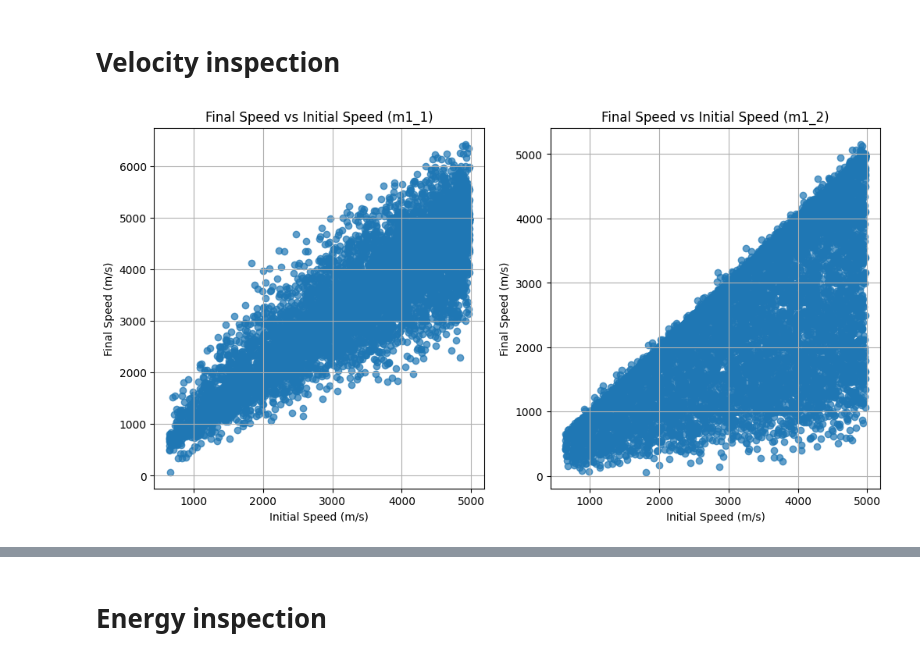
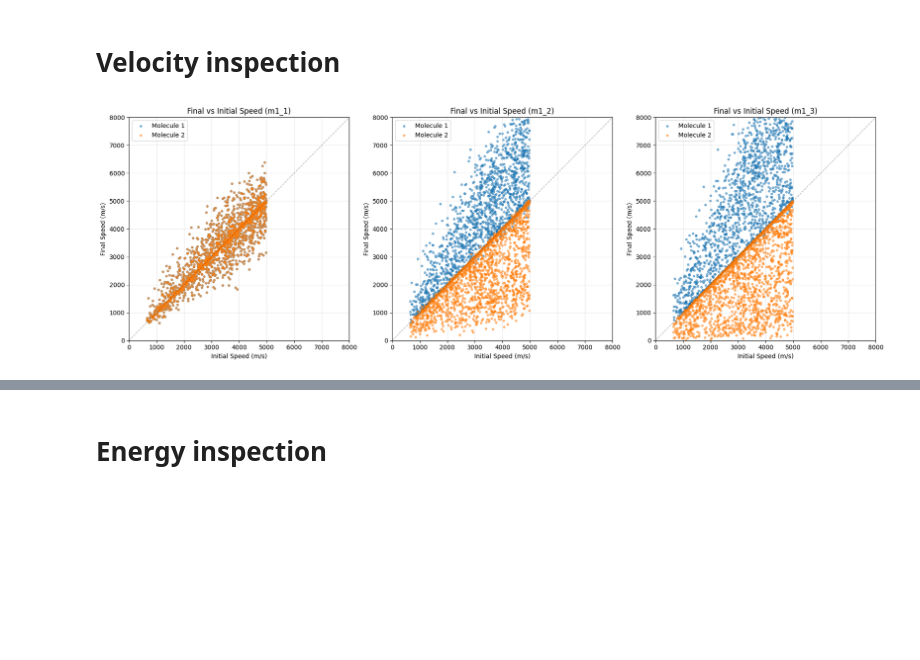
Before and after one commit to TijnZeelenberg/scatteringkernels, a Jupyter notebook: data_analysis.ipynb, the cells around one changed output, grey strips where cells are left out. Saved outputs shown, nothing was run; the diff lists cells and outputs as text; code cells hidden in the pictures; blank space fills up the shorter version.

Commit message:
Complete preliminary data exploration

```diff
--- a/data_analysis.ipynb
+++ b/data_analysis.ipynb
@@ -28,28 +12,40 @@ There are 7 columns containing the following:
 # %%
 import pandas as pd
 import matplotlib.pyplot as plt
 import numpy as np
+from scipy import stats
 
-m1_1_DATA_FILE = "CTC_simulation_results_m1_1.csv"
-m1_2_DATA_FILE = "CTC_simulation_results_m1_2.csv"
+m1_1_DATA_FILE = "CTC_simulation_results_m1_m1.csv"
+m1_2_DATA_FILE = "CTC_simulation_results_m1_m2.csv"
+m1_3_DATA_FILE = "CTC_simulation_results_m1_m3.csv"
 
 df_m1_1 = pd.read_csv(m1_1_DATA_FILE)
 df_m1_2 = pd.read_csv(m1_2_DATA_FILE)
+df_m1_3 = pd.read_csv(m1_3_DATA_FILE)
+datasets = [df_m1_1, df_m1_2, df_m1_3]
+dataset_names = ["m1_1", "m1_2", "m1_3"]
+nr_datasets = len(datasets)
 
-# Plot initial vs final speed
-fig, ax = plt.subplots(1,2, figsize=(12, 6))
-ax[0].scatter(df_m1_1["V_init"], df_m1_1["V_final"], alpha=0.7)
-ax[0].set_ylim(0,7000)
-ax[0].set_xlabel("Initial Speed (m/s)")
-ax[0].set_ylabel("Final Speed (m/s)")
-ax[0].set_title("Final Speed vs Initial Speed (m1_1)")
-ax[0].grid()
-ax[1].scatter(df_m1_2["V_init"], df_m1_2["V_final"], alpha=0.7)
-ax[1].set_xlabel("Initial Speed (m/s)")
-ax[1].set_ylabel("Final Speed (m/s)")
-ax[1].set_title("Final Speed vs Initial Speed (m1_2)")
-ax[1].grid()
+# Plot initial vs final speed for both molecules in each dataset
+fig, ax = plt.subplots(1, 3, figsize=(18, 6))
+
+for i, (df, name) in enumerate(zip(datasets, dataset_names)):
+    # Molecule 1
+    ax[i].scatter(df["V1_init"], df["V1_final"], alpha=0.5, label='Molecule 1', s=10)
+    # Molecule 2
+    ax[i].scatter(df["V2_init"], df["V2_final"], alpha=0.5, label='Molecule 2', s=10)
+
+    ax[i].set_xlim(0, 8000)
+    ax[i].set_ylim(0, 8000)
+    ax[i].set_xlabel("Initial Speed (m/s)")
+    ax[i].set_ylabel("Final Speed (m/s)")
+    ax[i].set_title(f"Final vs Initial Speed ({name})")
+    ax[i].legend()
+    ax[i].grid(alpha=0.3)
+    ax[i].plot([0, 8000], [0, 8000], 'k--', alpha=0.3, linewidth=1)  # diagonal reference line
+
+plt.tight_layout()
 plt.show()
 # %% [output]
-[figure, old version]
+[figure, new version]
 # %%
```
Also changed, not shown: parts of 10 cells of this notebook, 1 other file.
